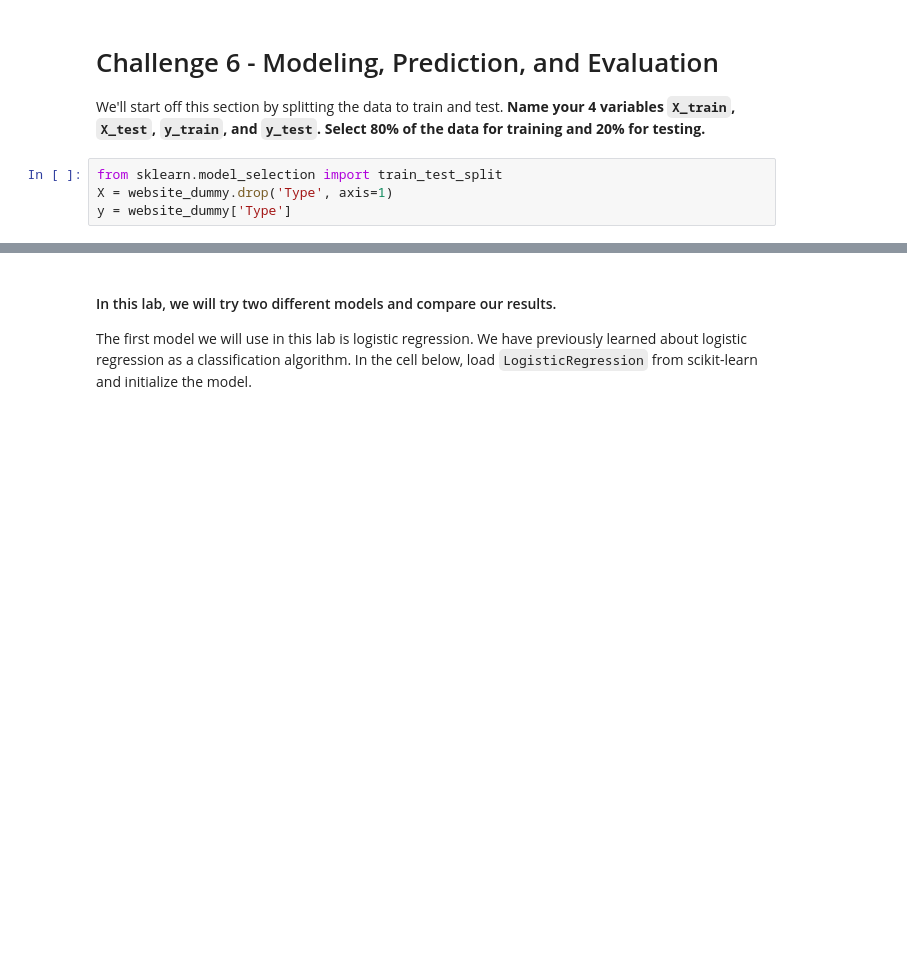
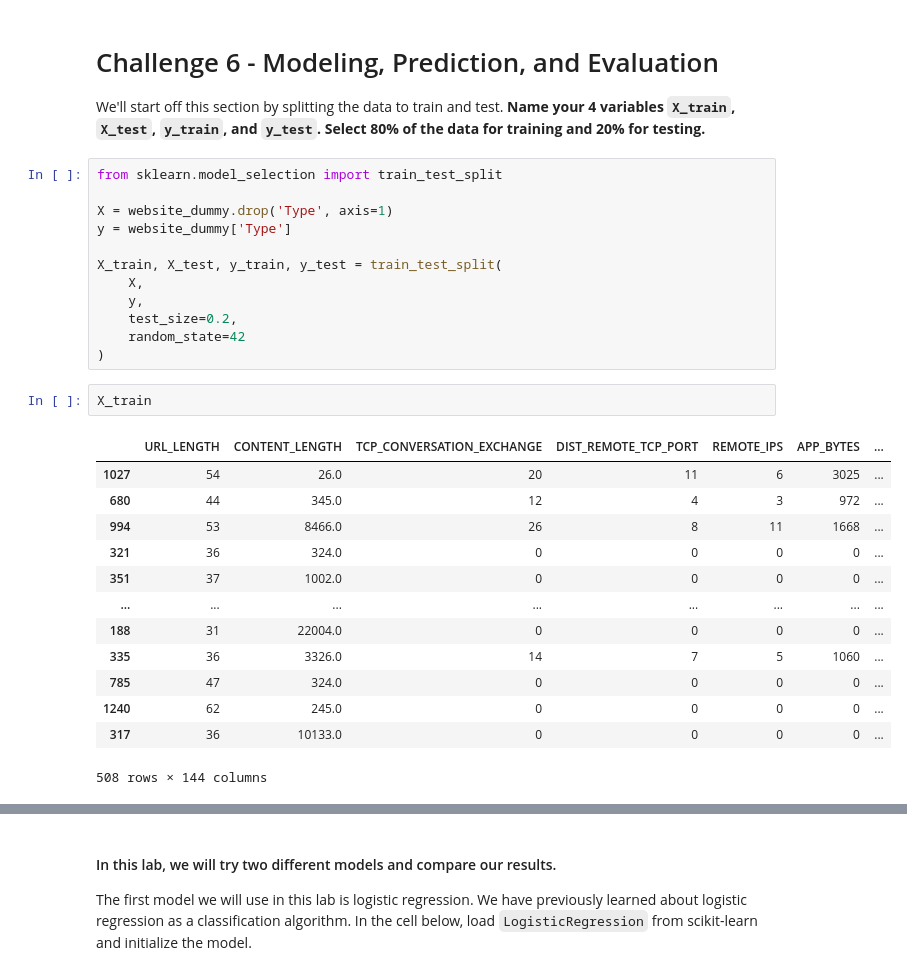
Before and after one commit to ironhack-labs/lab-supervised-learning-en, a Jupyter notebook: your-code/main.ipynb, the cells around one changed output, grey strips where cells are left out. Cells and saved outputs as stored; diff of their text form; blank space fills up the shorter version.

```diff
--- a/your-code/main.ipynb
+++ b/your-code/main.ipynb
@@ -704,5 +704,29 @@ memory usage: 142.9 KB
 We'll start off this section by splitting the data to train and test. **Name your 4 variables `X_train`, `X_test`, `y_train`, and `y_test`. Select 80% of the data for training and 20% for testing.**
 # %%
 from sklearn.model_selection import train_test_split
+
 X = website_dummy.drop('Type', axis=1)
 y = website_dummy['Type']
+
+X_train, X_test, y_train, y_test = train_test_split(
+    X,
+    y,
+    test_size=0.2,
+    random_state=42
+)
+# %%
+X_train
+# %% [output]
+|  | URL_LENGTH | CONTENT_LENGTH | TCP_CONVERSATION_EXCHANGE | DIST_REMOTE_TCP_PORT | REMOTE_IPS | APP_BYTES | ... |
+| 1027 | 54 | 26.0 | 20 | 11 | 6 | 3025 | ... |
+| 680 | 44 | 345.0 | 12 | 4 | 3 | 972 | ... |
+| 994 | 53 | 8466.0 | 26 | 8 | 11 | 1668 | ... |
+| 321 | 36 | 324.0 | 0 | 0 | 0 | 0 | ... |
+| 351 | 37 | 1002.0 | 0 | 0 | 0 | 0 | ... |
+| ... | ... | ... | ... | ... | ... | ... | ... |
+| 188 | 31 | 22004.0 | 0 | 0 | 0 | 0 | ... |
+| 335 | 36 | 3326.0 | 14 | 7 | 5 | 1060 | ... |
+| 785 | 47 | 324.0 | 0 | 0 | 0 | 0 | ... |
+| 1240 | 62 | 245.0 | 0 | 0 | 0 | 0 | ... |
+| 317 | 36 | 10133.0 | 0 | 0 | 0 | 0 | ... |
+508 rows × 144 columns
```
Also changed, not shown: parts of 22 cells of this notebook.
